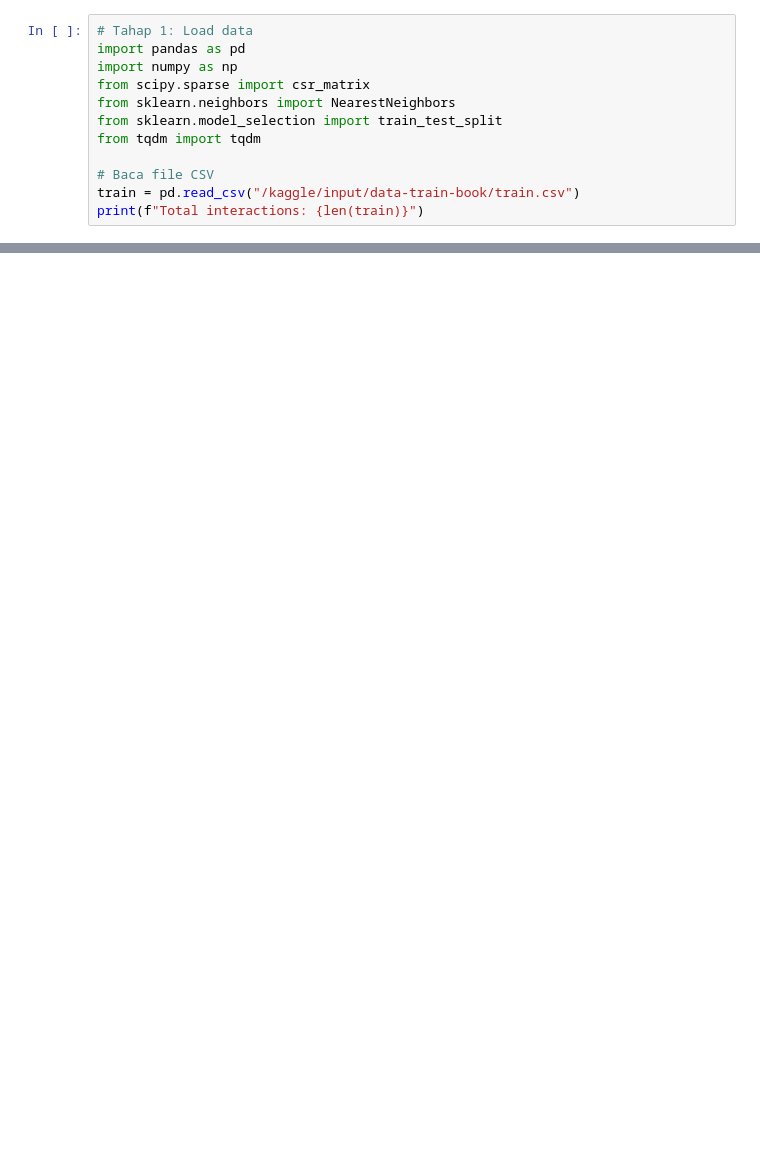
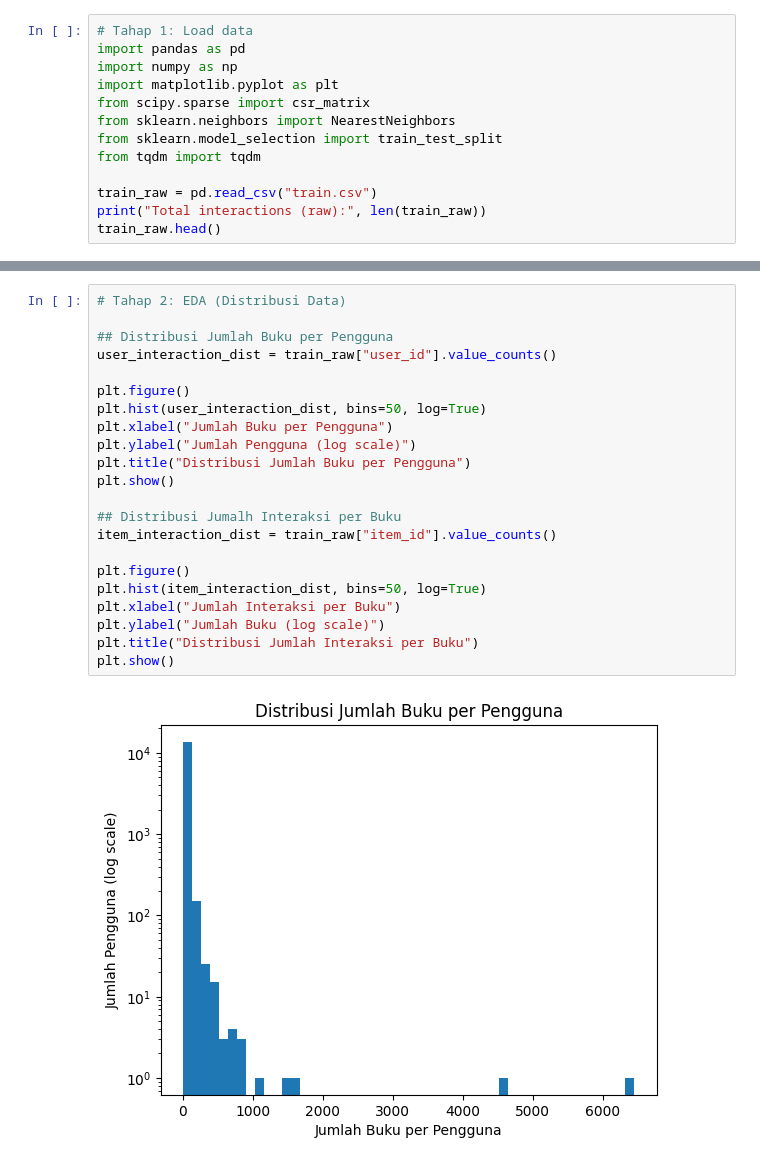
Before and after one commit to Jufourlisasirait/Top-N-Recommendation-Implicit-Feedback---09, a Jupyter notebook: IBCF.ipynb, the cells around one changed output, grey strips where cells are left out. Saved outputs shown, nothing was run; the diff lists cells and outputs as text; blank space fills up the shorter version.

```diff
--- a/IBCF.ipynb
+++ b/IBCF.ipynb
@@ -2,12 +2,13 @@
 # Tahap 1: Load data
 import pandas as pd
 import numpy as np
+import matplotlib.pyplot as plt
 from scipy.sparse import csr_matrix
 from sklearn.neighbors import NearestNeighbors
 from sklearn.model_selection import train_test_split
 from tqdm import tqdm
 
-# Baca file CSV
-train = pd.read_csv("/kaggle/input/data-train-book/train.csv")
-print(f"Total interactions: {len(train)}")
+train_raw = pd.read_csv("train.csv")
+print("Total interactions (raw):", len(train_raw))
+train_raw.head()
 # %% [output]
@@ -14,0 +22,24 @@ Total interactions: 269764
+# %%
+# Tahap 2: EDA (Distribusi Data)
+
+## Distribusi Jumlah Buku per Pengguna
+user_interaction_dist = train_raw["user_id"].value_counts()
+
+plt.figure()
+plt.hist(user_interaction_dist, bins=50, log=True)
+plt.xlabel("Jumlah Buku per Pengguna")
+plt.ylabel("Jumlah Pengguna (log scale)")
+plt.title("Distribusi Jumlah Buku per Pengguna")
+plt.show()
+
+## Distribusi Jumalh Interaksi per Buku
+item_interaction_dist = train_raw["item_id"].value_counts()
+
+plt.figure()
+plt.hist(item_interaction_dist, bins=50, log=True)
+plt.xlabel("Jumlah Interaksi per Buku")
+plt.ylabel("Jumlah Buku (log scale)")
+plt.title("Distribusi Jumlah Interaksi per Buku")
+plt.show()
+# %% [output]
+[figure, added]
```
Also changed, not shown: parts of 11 cells of this notebook, 1 other file.
